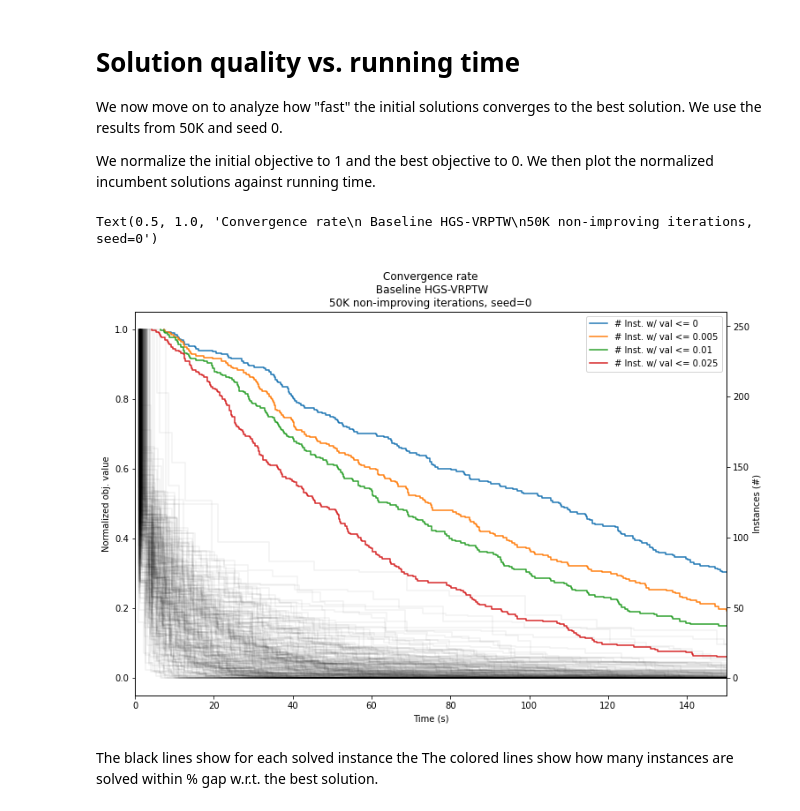
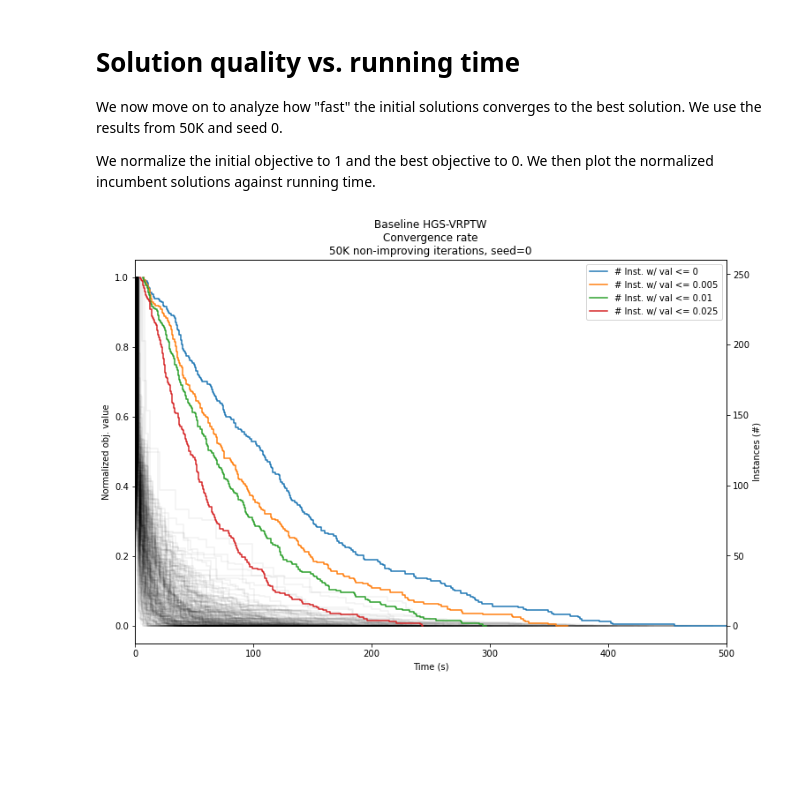
Before and after one commit to N-Wouda/Euro-NeurIPS-2022, a Jupyter notebook: notebooks/baseline_performance.ipynb, the cells around one changed output. Saved outputs shown, nothing was run; the diff lists cells and outputs as text; code cells hidden in the pictures; blank space fills up the shorter version.

```diff
--- a/notebooks/baseline_performance.ipynb
+++ b/notebooks/baseline_performance.ipynb
@@ -200,5 +200,5 @@ There is a slight improvement if we store the best solutions for each instance o
 # %%
-with open('../data/baseline/best_known_solutions.csv', 'w') as fi:
+with open('../data/best_known_solutions.csv', 'w') as fi:
     for (inst, cost, sol) in bks:
         fi.write(inst)
         fi.write(';')
@@ -211,46 +211,49 @@ with open('../data/baseline/best_known_solutions.csv', 'w') as fi:
 We now move on to analyze how "fast" the initial solutions converges to the best solution. We use the results from 50K and seed 0.
 
 We normalize the initial objective to 1 and the best objective to 0. We then plot the normalized incumbent solutions against running time.
+# %%
+def compute_normalized_costs(path):
+    data = parse_search(path)
+    iters, times, _costs = data['iters'], data['times'], data['costs']
+
+    # Infeasible solutions have NaN cost; replace with first feasible cost
+    costs = np.nan_to_num(_costs, nan=np.nanmax(_costs))
+
+    max_gap = costs[0] - costs[-1]
+    normalized_costs = (costs - costs[-1]) / max_gap
+
+    return iters, times, normalized_costs
 # %%
-fig, ax1 = plt.subplots(figsize=[12, 8])
-ax2 = ax1.twinx()
-ax2.set_ylabel('Instances (#)')
-avg_norm_costs = np.zeros(1)
+def plot_runtime():
+    fig, ax1 = plt.subplots(figsize=[12, 8])
+    ax2 = ax1.twinx()
+    ax2.set_ylabel('Instances (#)')
+    avg_norm_costs = np.zeros(1)
 
-gaps = [0, 0.005, 0.01, 0.025]
-final = {gap: [] for gap in gaps}
+    threshold_vals = [0, 0.005, 0.01, 0.025]
+    final = {gap: [] for gap in threshold_vals}
 
-for inst in instances():
-    data = parse_search(append(k20 / inst, '.search.log'))
+    for inst in instances():
+        path = append(k20 / inst, '.search.log')
+        iters, times, normalized_costs = compute_normalized_costs(path)
 
-    iters, times, _costs = data['iters'], data['times'], data['costs']
-    costs = np.nan_to_num(_costs, nan=np.nanmax(_costs)) # Replace infeasible with first feasible
+        for gap in threshold_vals:
+            first_hit = np.argmax(normalized_costs <= gap)
+            final[gap].append(times[first_hit])
 
-    max_gap = costs[0] - costs[-1]
-    normalized_costs = (costs - costs[-1]) / max_gap
+        ax1.step(times, normalized_costs, alpha=0.05, color='black')
+        ax1.set_xlim(0, 500)
+        ax1.set_xlabel('Time (s)')
+        ax1.set_ylabel('Normalized obj. value')
 
-    avg_norm_costs = add(avg_norm_costs, normalized_costs)
+    for gap in threshold_vals:
+        n_instances = np.arange(len(instances()) - 1, -1, -1)
+        ax2.step(sorted(final[gap]), n_instances, label=f"# Inst. w/ val <= {gap}")
 
-    for gap in gaps:
-        first_hit = np.argmax(normalized_costs <= gap)
-        final[gap].append(times[first_hit])
+    plt.title('Baseline HGS-VRPTW\nConvergence rate\n50K non-improving iterations, seed=0')
 
-    ax1.step(times, normalized_costs, alpha=0.05, color='black')
-    ax1.set_xlim(0, 150)
-    ax1.set_xlabel('Time (s)')
-    ax1.set_ylabel('Normalized obj. value')
+    ax2.legend()
 
-for gap in gaps:
-    n_instances = np.arange(len(instances()) - 1, -1, -1)
-    ax2.step(sorted(final[gap]), n_instances, label=f"# Inst. w/ val <= {gap}")
-
-
-ax2.legend()
-ax2.legend()
-plt.title('Convergence rate\n Baseline HGS-VRPTW\n50K non-improving iterations, seed=0')
+plot_runtime()
 # %% [output]
-Text(0.5, 1.0, 'Convergence rate\n Baseline HGS-VRPTW\n50K non-improving iterations, seed=0')
-[figure, old version]
+[figure, new version]
-# %% [markdown]
-The black lines show for each solved instance the
-The colored lines show how many instances are solved within % gap w.r.t. the best solution.
```
Also changed, not shown: parts of 8 cells of this notebook.
